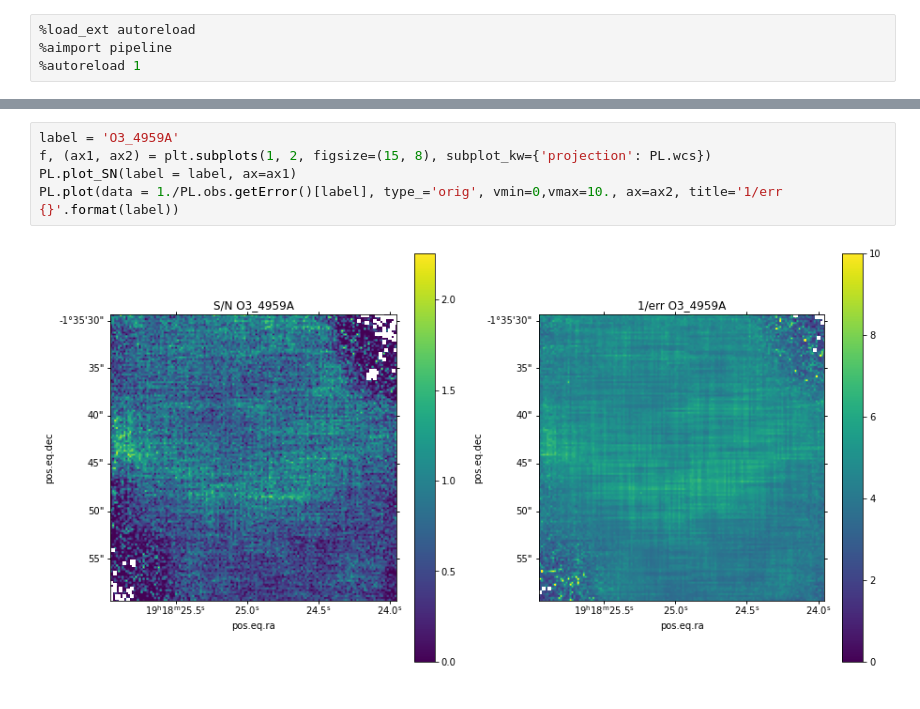
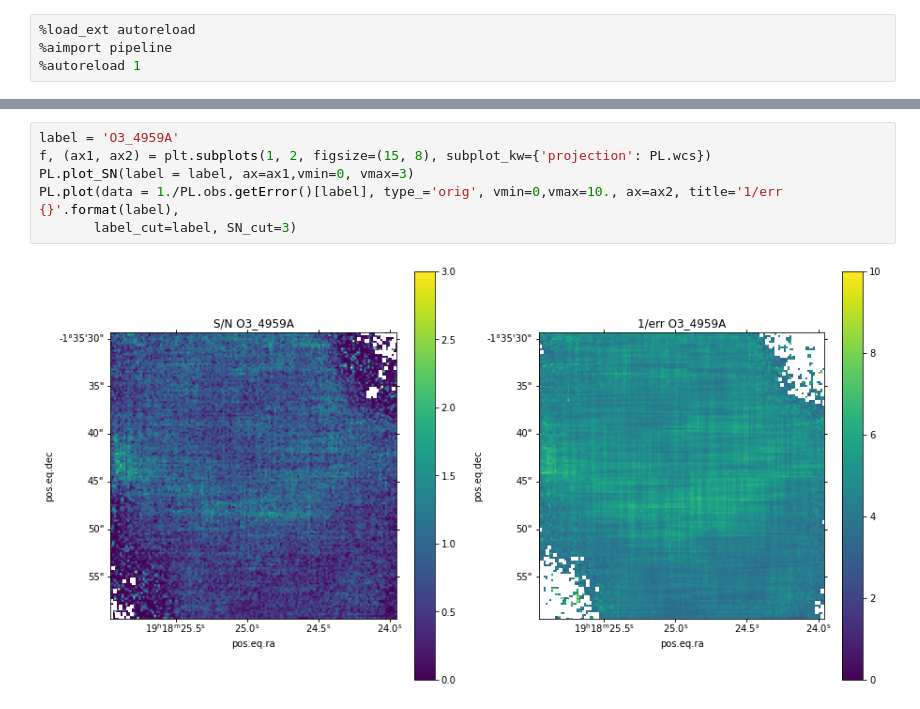
Before and after one commit to Morisset/MUSE_PNe, a Jupyter notebook: pipelineMC.ipynb, the cells around one changed output, grey strips where cells are left out. Drawn from its saved outputs; the diff is of its cells as text.

```diff
--- a/pipelineMC.ipynb
+++ b/pipelineMC.ipynb
@@ -84,7 +134,8 @@ PL.plot_SN(data=PL.TeNe['N2S2']['Te'], vmin=0, vmax=20, title='S/N Te[N2S2]')
 # %%
 label = 'O3_4959A'
 f, (ax1, ax2) = plt.subplots(1, 2, figsize=(15, 8), subplot_kw={'projection': PL.wcs})
-PL.plot_SN(label = label, ax=ax1)
-PL.plot(data = 1./PL.obs.getError()[label], type_='orig', vmin=0,vmax=10., ax=ax2, title='1/err {}'.format(label))
+PL.plot_SN(label = label, ax=ax1,vmin=0, vmax=3)
+PL.plot(data = 1./PL.obs.getError()[label], type_='orig', vmin=0,vmax=10., ax=ax2, title='1/err {}'.format(label),
+       label_cut=label, SN_cut=3)
 # %% [output]
-[figure, old version]
+[figure, new version]
```
Also changed, not shown: parts of 9 cells of this notebook, 2 other files.
